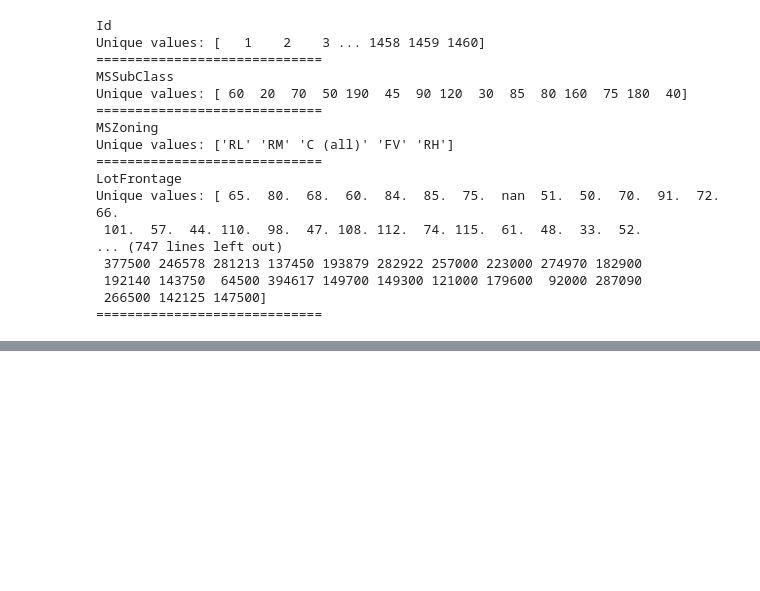
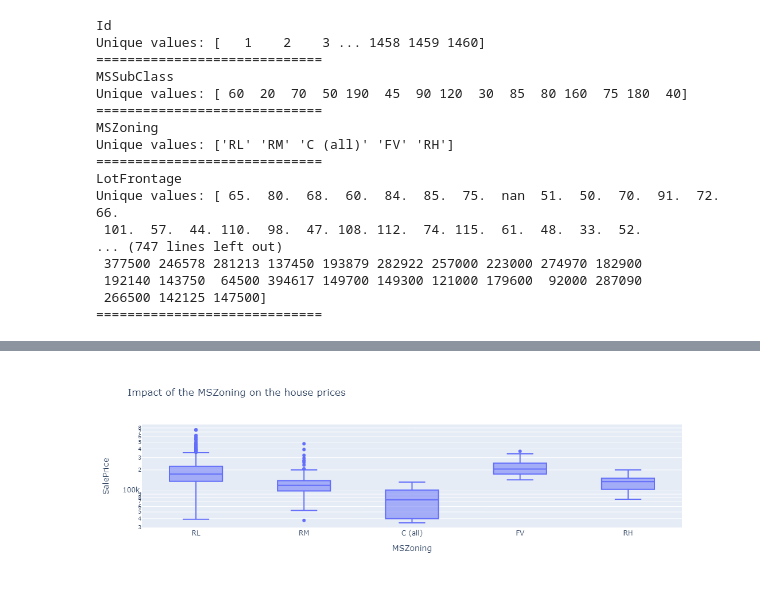
Before and after one commit to chloea31/machine_learning, a Jupyter notebook: notebooks/house_prices.ipynb, the cells around one changed output, grey strips where cells are left out. Saved outputs shown, nothing was run; the diff lists cells and outputs as text; code cells hidden in the pictures; blank space fills up the shorter version.

```diff
--- a/notebooks/house_prices.ipynb
+++ b/notebooks/house_prices.ipynb
@@ -166,0 +121,5 @@ fig.show()
+# %%
+fig = px.box(train, x = "MSZoning", y = "SalePrice", title = "Impact of the MSZoning on the house prices", log_y=True)
+fig.show()
+# %% [output]
+[figure, new version]
```
Also changed, not shown: parts of 5 cells of this notebook.
